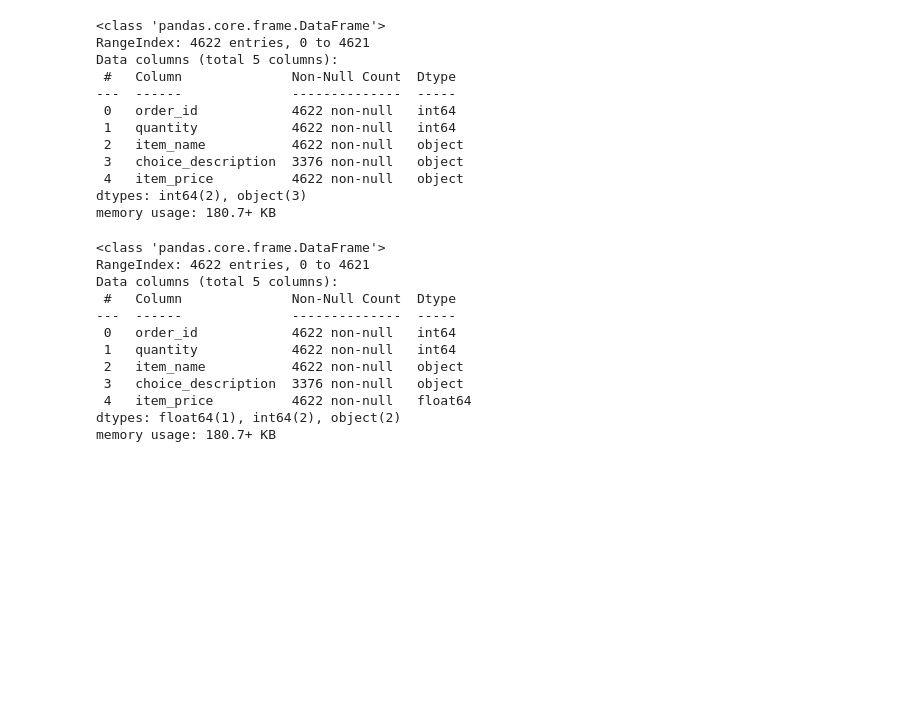
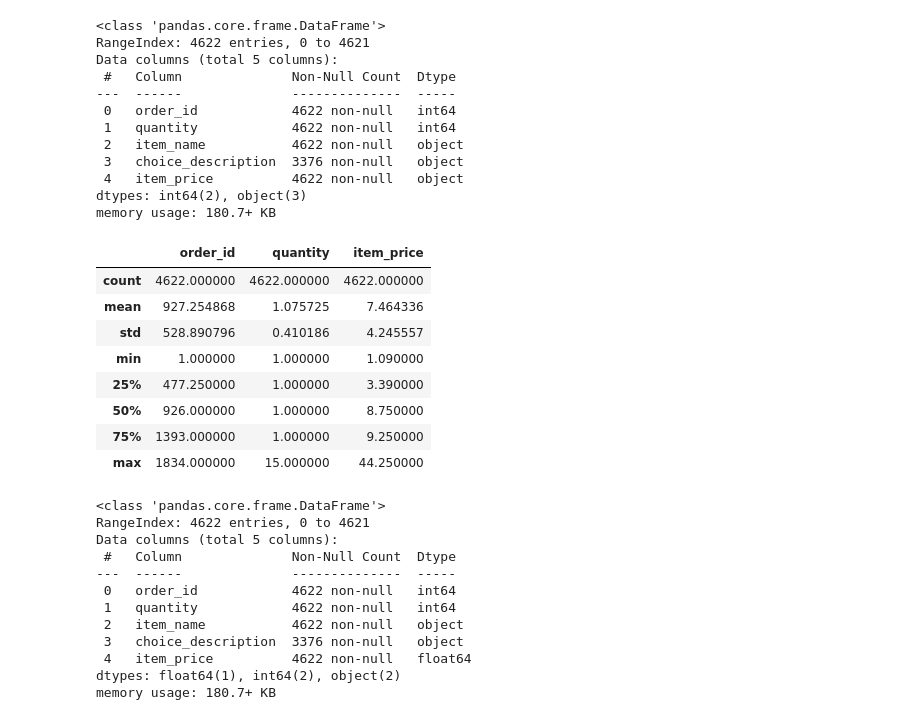
Before and after one commit to PacoFletcher/2503_dsft_thebridge_paco, a Jupyter notebook: 2-Data_Analysis/2-Pandas/Practica/1-Chipotle/Chipotle.ipynb, the cells around one changed output. Saved outputs shown, nothing was run; the diff lists cells and outputs as text; code cells hidden in the pictures; blank space fills up the shorter version.

```diff
--- a/2-Data_Analysis/2-Pandas/Practica/1-Chipotle/Chipotle.ipynb
+++ b/2-Data_Analysis/2-Pandas/Practica/1-Chipotle/Chipotle.ipynb
@@ -44,6 +44,18 @@ Data columns (total 5 columns):
  4   item_price          4622 non-null   object
 dtypes: int64(2), object(3)
 memory usage: 180.7+ KB
+# %%
+chipo.describe()
+# %% [output]
+|  | order_id | quantity | item_price |
+| count | 4622.000000 | 4622.000000 | 4622.000000 |
+| mean | 927.254868 | 1.075725 | 7.464336 |
+| std | 528.890796 | 0.410186 | 4.245557 |
+| min | 1.000000 | 1.000000 | 1.090000 |
+| 25% | 477.250000 | 1.000000 | 3.390000 |
+| 50% | 926.000000 | 1.000000 | 8.750000 |
+| 75% | 1393.000000 | 1.000000 | 9.250000 |
+| max | 1834.000000 | 15.000000 | 44.250000 |
 # %%
 chipo["item_price"]= chipo["item_price"].str.replace("$","").astype(float)
 chipo.info()
```
Also changed, not shown: parts of 16 cells of this notebook.
